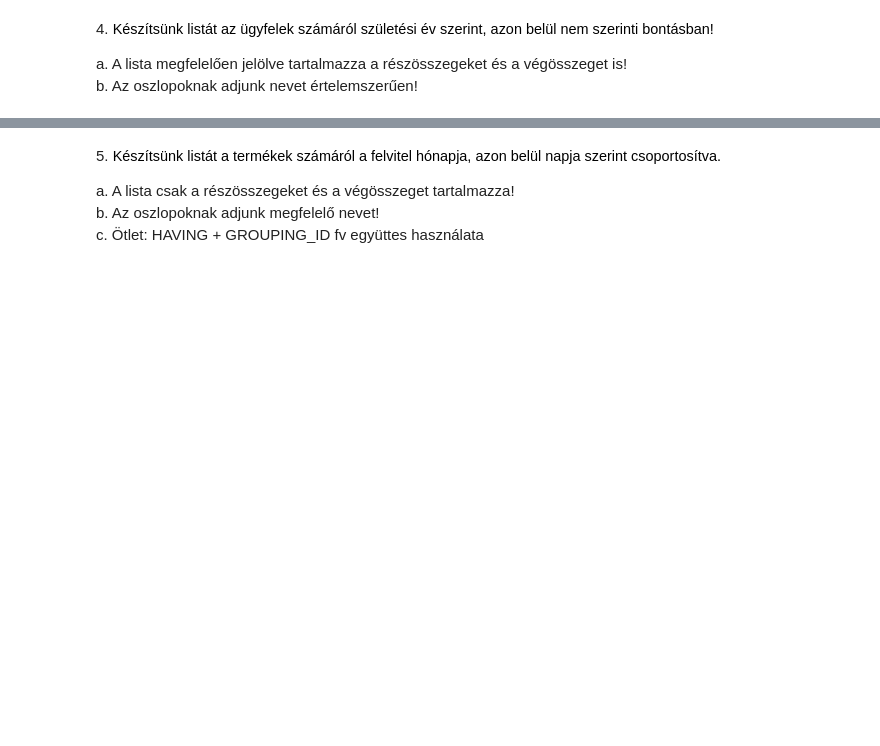
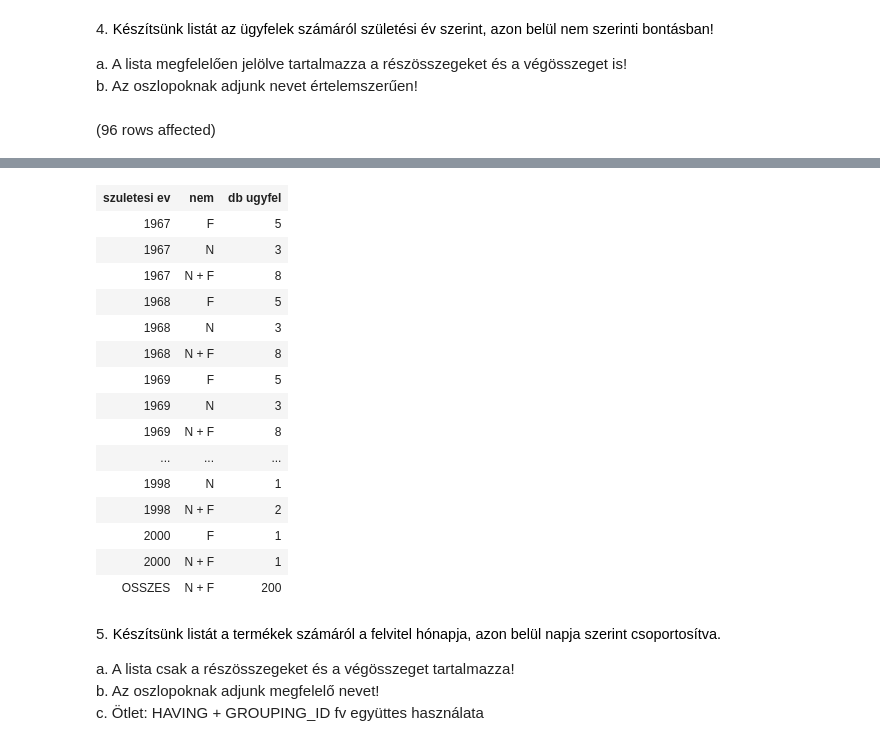
Before and after one commit to therealmarton/SQL_GYAKORLAT, a Jupyter notebook: gyakorlas/4_gyakorlas.ipynb, the cells around one changed output, grey strips where cells are left out. Saved outputs shown, nothing was run; the diff lists cells and outputs as text; code cells hidden in the pictures; blank space fills up the shorter version.

```diff
--- a/gyakorlas/4_gyakorlas.ipynb
+++ b/gyakorlas/4_gyakorlas.ipynb
@@ -48,3 +95,9 @@ a. Elég megjeleníteni a kategóriák azonosítóit és a darabszámokat!
 
 a. A lista megfelelően jelölve tartalmazza a részösszegeket és a végösszeget is!
 b. Az oszlopoknak adjunk nevet értelemszerűen!
+# %%
+SELECT IsNull(Cast(SZULEV As varchar(11)), 'OSSZES') as 'szuletesi ev', IsNull(Cast(NEM As varchar(11)), 'N + F') as 'nem', count(login) as 'db ugyfel'
+FROM UGYFEL
+GROUP BY ROLLUP (SZULEV, NEM)
+# %% [output]
+(96 rows affected)
@@ -51,3 +105,19 @@ b. Az oszlopoknak adjunk nevet értelemszerűen!
+| szuletesi ev | nem | db ugyfel |
+| 1967 | F | 5 |
+| 1967 | N | 3 |
+| 1967 | N + F | 8 |
+| 1968 | F | 5 |
+| 1968 | N | 3 |
+| 1968 | N + F | 8 |
+| 1969 | F | 5 |
+| 1969 | N | 3 |
+| 1969 | N + F | 8 |
+| ... | ... | ... |
+| 1998 | N | 1 |
+| 1998 | N + F | 2 |
+| 2000 | F | 1 |
+| 2000 | N + F | 1 |
+| OSSZES | N + F | 200 |
 # %% [markdown]
 5. <span style="background-color: rgb(255, 255, 255); color: rgb(0, 0, 0); font-family: &quot;Open Sans&quot;, sans-serif; font-size: 14.44px;">Készítsünk listát a termékek számáról a felvitel hónapja, azon belül napja szerint csoportosítva.&nbsp;</span>
 
```
Also changed, not shown: parts of 5 cells of this notebook.
